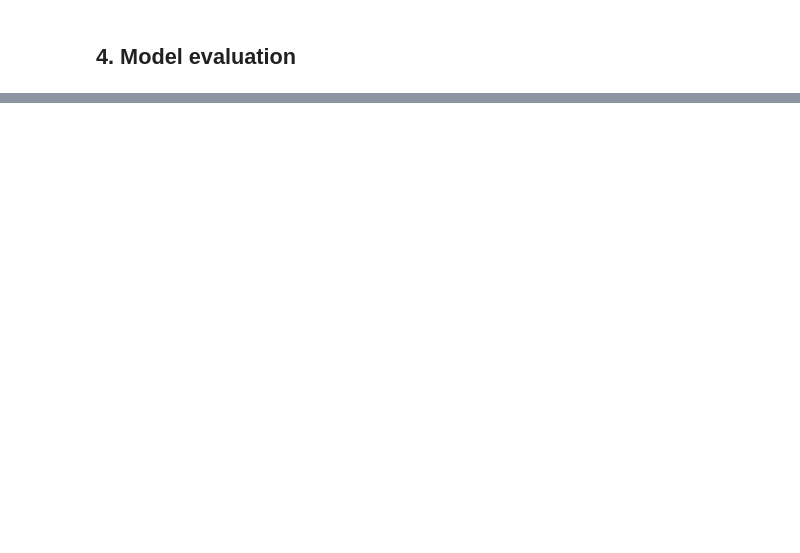
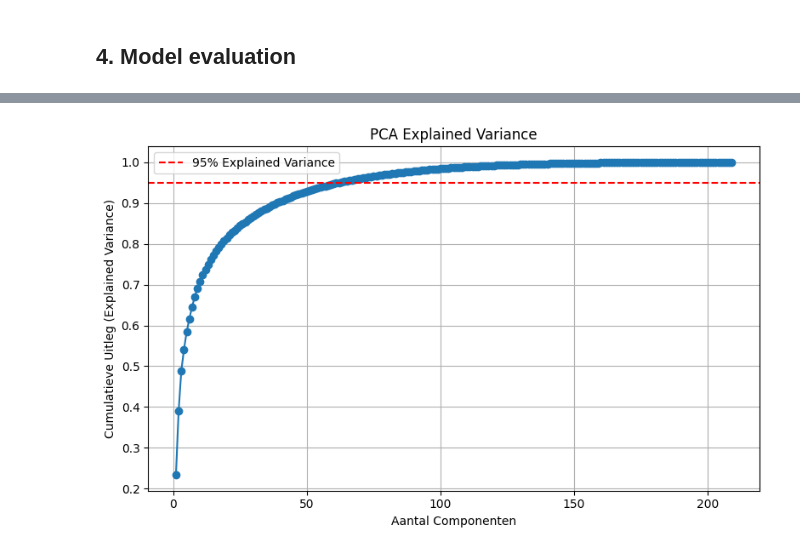
Before and after one commit to Roberto-TM/TM10007_ML_Project_group3, a Jupyter notebook: assignment.ipynb, the cells around one changed output, grey strips where cells are left out. Saved outputs shown, nothing was run; the diff lists cells and outputs as text; code cells hidden in the pictures; blank space fills up the shorter version.

```diff
--- a/assignment.ipynb
+++ b/assignment.ipynb
@@ -211,21 +220,21 @@ plt.show()
 # %% [markdown]
 ### 2.3: Variance threshold
 # %%
-# Step 2: Remove features with low variance
-var_threshold = 0.25
-selector = VarianceThreshold(threshold=var_threshold)
+# # Step 2: Remove features with low variance
+# var_threshold = 0.25
+# selector = VarianceThreshold(threshold=var_threshold)
 
-X_train_reduced = selector.fit_transform(X_scaled)
-X_test_reduced = selector.transform(X_test)
+# X_train_reduced = selector.fit_transform(X_scaled)
+# X_test_reduced = selector.transform(X_test)
 
-selected_features = X.columns[selector.get_support()]
+# selected_features = X.columns[selector.get_support()]
 
-X_train_reduced_df = pd.DataFrame(X_train_reduced, columns=selected_features)
-X_test_reduced_df = pd.DataFrame(X_test_reduced, columns=selected_features)
+# X_train_reduced_df = pd.DataFrame(X_train_reduced, columns=selected_features)
+# X_test_reduced_df = pd.DataFrame(X_test_reduced, columns=selected_features)
 
-n_selected_features = X_train_reduced_df.shape[1]
-n_removed_features = n_features - n_selected_features
-print(f"Number of features removed: {n_removed_features}")
+# n_selected_features = X_train_reduced_df.shape[1]
+# n_removed_features = n_features - n_selected_features
+# print(f"Number of features removed: {n_removed_features}")
 # %% [output]
 Number of features removed: 41
 # %%
@@ -567,0 +734,20 @@ Best Hyperparameters: {'XGB__learning_rate': 0.05, 'XGB__max_depth': 3, 'XGB__n_
+# %%
+from sklearn.decomposition import PCA
+import matplotlib.pyplot as plt
+import numpy as np
+
+pca = PCA().fit(X_train_reduced_df)
+explained_variance = np.cumsum(pca.explained_variance_ratio_)
+
+plt.figure(figsize=(8, 5))
+plt.plot(np.arange(1, len(explained_variance) + 1), explained_variance, marker='o')
+plt.axhline(y=0.95, color='r', linestyle='--', label='95% Explained Variance')
+plt.xlabel('Aantal Componenten')
+plt.ylabel('Cumulatieve Uitleg (Explained Variance)')
+plt.title('PCA Explained Variance')
+plt.legend()
+plt.grid(True)
+plt.tight_layout()
+plt.show()
+# %% [output]
+[figure, added]
```
Also changed, not shown: parts of 17 cells of this notebook.
